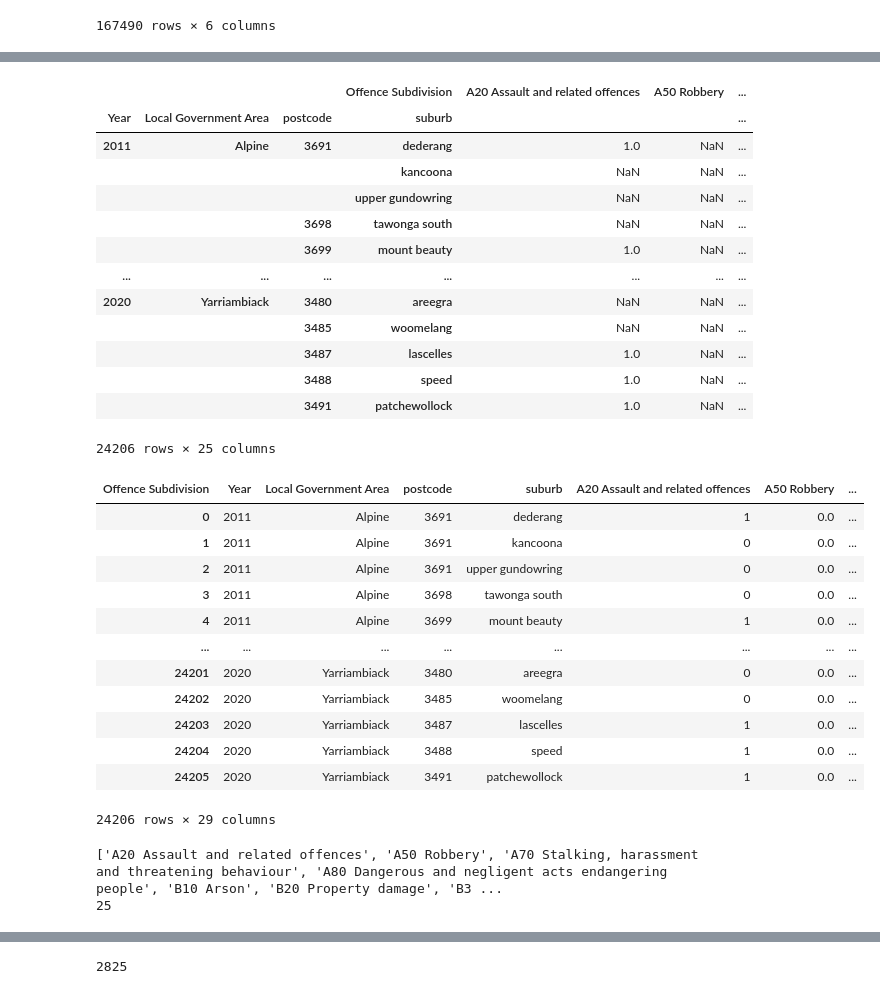
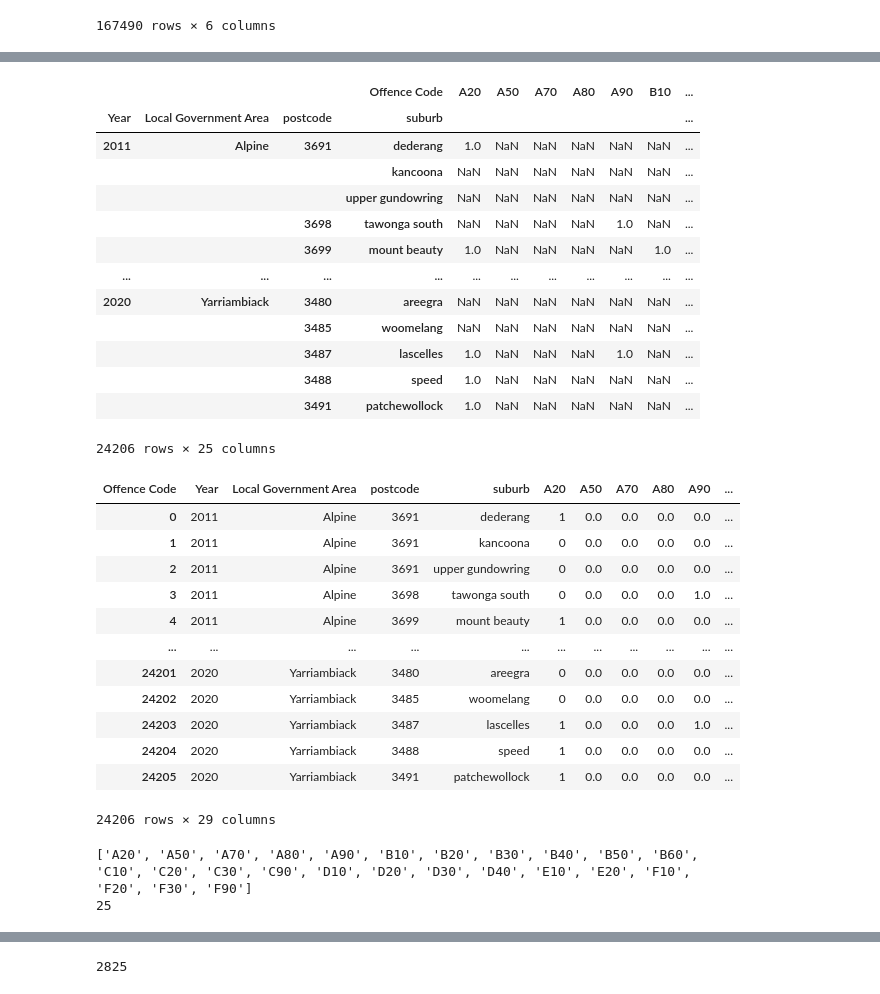
Before and after one commit to qizhengyaoyao/Project-2, a Jupyter notebook: data/DataETL-Mongo.ipynb, the cells around one changed output, grey strips where cells are left out. Saved outputs shown, nothing was run; the diff lists cells and outputs as text; code cells hidden in the pictures.

```diff
--- a/data/DataETL-Mongo.ipynb
+++ b/data/DataETL-Mongo.ipynb
@@ -423,3 +323,8 @@ CrimeSumDFreset
 | 167488 | 2020 | Yarriambiack | 3491 | patchewollock | B20 Property damage | 1 |
 | 167489 | 2020 | Yarriambiack | 3491 | patchewollock | D10 Weapons and explosives offences | 1 |
 167490 rows × 6 columns
+# %%
+CrimeSumDFreset[['Offence Code','Offence Subdivision']] = CrimeSumDFreset["Offence Subdivision"].str.split(" ", 1, expand=True)
+# %%
+CrimeSumDFreset=CrimeSumDFreset[['Year','Local Government Area','postcode','suburb','Offence Code','Incidents Recorded']]
+CrimeSumDFreset
@@ -425,0 +345,3 @@ CrimeSumDFreset
+# %%
+CrimeSumDFreset.loc[(CrimeSumDFreset['Offence Code'] == 'Other'),'Offence Code']='A90'
+CrimeSumDFreset
@@ -426,42 +362,42 @@ CrimeSumDFreset
 # %%
 CrimeSumDFPivot=CrimeSumDFreset.pivot(index=['Year', 'Local Government Area', 'postcode',
-                                         'suburb'], columns='Offence Subdivision', values='Incidents Recorded')
+                                         'suburb'], columns='Offence Code', values='Incidents Recorded')
 CrimeSumDFPivot
 # %% [output]
-|  |  |  | Offence Subdivision | A20 Assault and related offences | A50 Robbery | ... |
-| Year | Local Government Area | postcode | suburb |  |  | ... |
-| 2011 | Alpine | 3691 | dederang | 1.0 | NaN | ... |
-|  |  |  | kancoona | NaN | NaN | ... |
-|  |  |  | upper gundowring | NaN | NaN | ... |
-|  |  | 3698 | tawonga south | NaN | NaN | ... |
-|  |  | 3699 | mount beauty | 1.0 | NaN | ... |
-| ... | ... | ... | ... | ... | ... | ... |
-| 2020 | Yarriambiack | 3480 | areegra | NaN | NaN | ... |
-|  |  | 3485 | woomelang | NaN | NaN | ... |
-|  |  | 3487 | lascelles | 1.0 | NaN | ... |
-|  |  | 3488 | speed | 1.0 | NaN | ... |
-|  |  | 3491 | patchewollock | 1.0 | NaN | ... |
+|  |  |  | Offence Code | A20 | A50 | A70 | A80 | A90 | B10 | ... |
+| Year | Local Government Area | postcode | suburb |  |  |  |  |  |  | ... |
+| 2011 | Alpine | 3691 | dederang | 1.0 | NaN | NaN | NaN | NaN | NaN | ... |
+|  |  |  | kancoona | NaN | NaN | NaN | NaN | NaN | NaN | ... |
+|  |  |  | upper gundowring | NaN | NaN | NaN | NaN | NaN | NaN | ... |
+|  |  | 3698 | tawonga south | NaN | NaN | NaN | NaN | 1.0 | NaN | ... |
+|  |  | 3699 | mount beauty | 1.0 | NaN | NaN | NaN | NaN | 1.0 | ... |
+| ... | ... | ... | ... | ... | ... | ... | ... | ... | ... | ... |
+| 2020 | Yarriambiack | 3480 | areegra | NaN | NaN | NaN | NaN | NaN | NaN | ... |
+|  |  | 3485 | woomelang | NaN | NaN | NaN | NaN | NaN | NaN | ... |
+|  |  | 3487 | lascelles | 1.0 | NaN | NaN | NaN | 1.0 | NaN | ... |
+|  |  | 3488 | speed | 1.0 | NaN | NaN | NaN | NaN | NaN | ... |
+|  |  | 3491 | patchewollock | 1.0 | NaN | NaN | NaN | NaN | NaN | ... |
 24206 rows × 25 columns
 # %%
 #Convert multi-index dataframe to single-index
 CrimeSumDFPivotreset = CrimeSumDFPivot.reset_index(level=['Year', 'Local Government Area', 'postcode',
                                          'suburb'])
 CrimeSumDFPivotreset=CrimeSumDFPivotreset.fillna(0)
-CrimeSumDFPivotreset['A20 Assault and related offences']=CrimeSumDFPivotreset['A20 Assault and related offences'].astype(int)
+CrimeSumDFPivotreset['A20']=CrimeSumDFPivotreset['A20'].astype(int)
 CrimeSumDFPivotreset
 # %% [output]
-| Offence Subdivision | Year | Local Government Area | postcode | suburb | A20 Assault and related offences | A50 Robbery | ... |
-| 0 | 2011 | Alpine | 3691 | dederang | 1 | 0.0 | ... |
-| 1 | 2011 | Alpine | 3691 | kancoona | 0 | 0.0 | ... |
-| 2 | 2011 | Alpine | 3691 | upper gundowring | 0 | 0.0 | ... |
-| 3 | 2011 | Alpine | 3698 | tawonga south | 0 | 0.0 | ... |
-| 4 | 2011 | Alpine | 3699 | mount beauty | 1 | 0.0 | ... |
-| ... | ... | ... | ... | ... | ... | ... | ... |
-| 24201 | 2020 | Yarriambiack | 3480 | areegra | 0 | 0.0 | ... |
-| 24202 | 2020 | Yarriambiack | 3485 | woomelang | 0 | 0.0 | ... |
-| 24203 | 2020 | Yarriambiack | 3487 | lascelles | 1 | 0.0 | ... |
-| 24204 | 2020 | Yarriambiack | 3488 | speed | 1 | 0.0 | ... |
-| 24205 | 2020 | Yarriambiack | 3491 | patchewollock | 1 | 0.0 | ... |
+| Offence Code | Year | Local Government Area | postcode | suburb | A20 | A50 | A70 | A80 | A90 | ... |
+| 0 | 2011 | Alpine | 3691 | dederang | 1 | 0.0 | 0.0 | 0.0 | 0.0 | ... |
+| 1 | 2011 | Alpine | 3691 | kancoona | 0 | 0.0 | 0.0 | 0.0 | 0.0 | ... |
+| 2 | 2011 | Alpine | 3691 | upper gundowring | 0 | 0.0 | 0.0 | 0.0 | 0.0 | ... |
+| 3 | 2011 | Alpine | 3698 | tawonga south | 0 | 0.0 | 0.0 | 0.0 | 1.0 | ... |
+| 4 | 2011 | Alpine | 3699 | mount beauty | 1 | 0.0 | 0.0 | 0.0 | 0.0 | ... |
+| ... | ... | ... | ... | ... | ... | ... | ... | ... | ... | ... |
+| 24201 | 2020 | Yarriambiack | 3480 | areegra | 0 | 0.0 | 0.0 | 0.0 | 0.0 | ... |
+| 24202 | 2020 | Yarriambiack | 3485 | woomelang | 0 | 0.0 | 0.0 | 0.0 | 0.0 | ... |
+| 24203 | 2020 | Yarriambiack | 3487 | lascelles | 1 | 0.0 | 0.0 | 0.0 | 1.0 | ... |
+| 24204 | 2020 | Yarriambiack | 3488 | speed | 1 | 0.0 | 0.0 | 0.0 | 0.0 | ... |
+| 24205 | 2020 | Yarriambiack | 3491 | patchewollock | 1 | 0.0 | 0.0 | 0.0 | 0.0 | ... |
 24206 rows × 29 columns
 # %%
 CrimeSumDFPivotreset.columns.name = None
@@ -471,7 +407,7 @@ CrimeList=CrimeCol[4:len(CrimeCol)]
 print(CrimeList)
 print(len(CrimeList))
 # %% [output]
-['A20 Assault and related offences', 'A50 Robbery', 'A70 Stalking, harassment and threatening behaviour', 'A80 Dangerous and negligent acts endangering people', 'B10 Arson', 'B20 Property damage', 'B3 ...
+['A20', 'A50', 'A70', 'A80', 'A90', 'B10', 'B20', 'B30', 'B40', 'B50', 'B60', 'C10', 'C20', 'C30', 'C90', 'D10', 'D20', 'D30', 'D40', 'E10', 'E20', 'F10', 'F20', 'F30', 'F90']
 25
 # %%
 for item in CrimeList:
```
Also changed, not shown: parts of 22 cells of this notebook, 6 other files.
